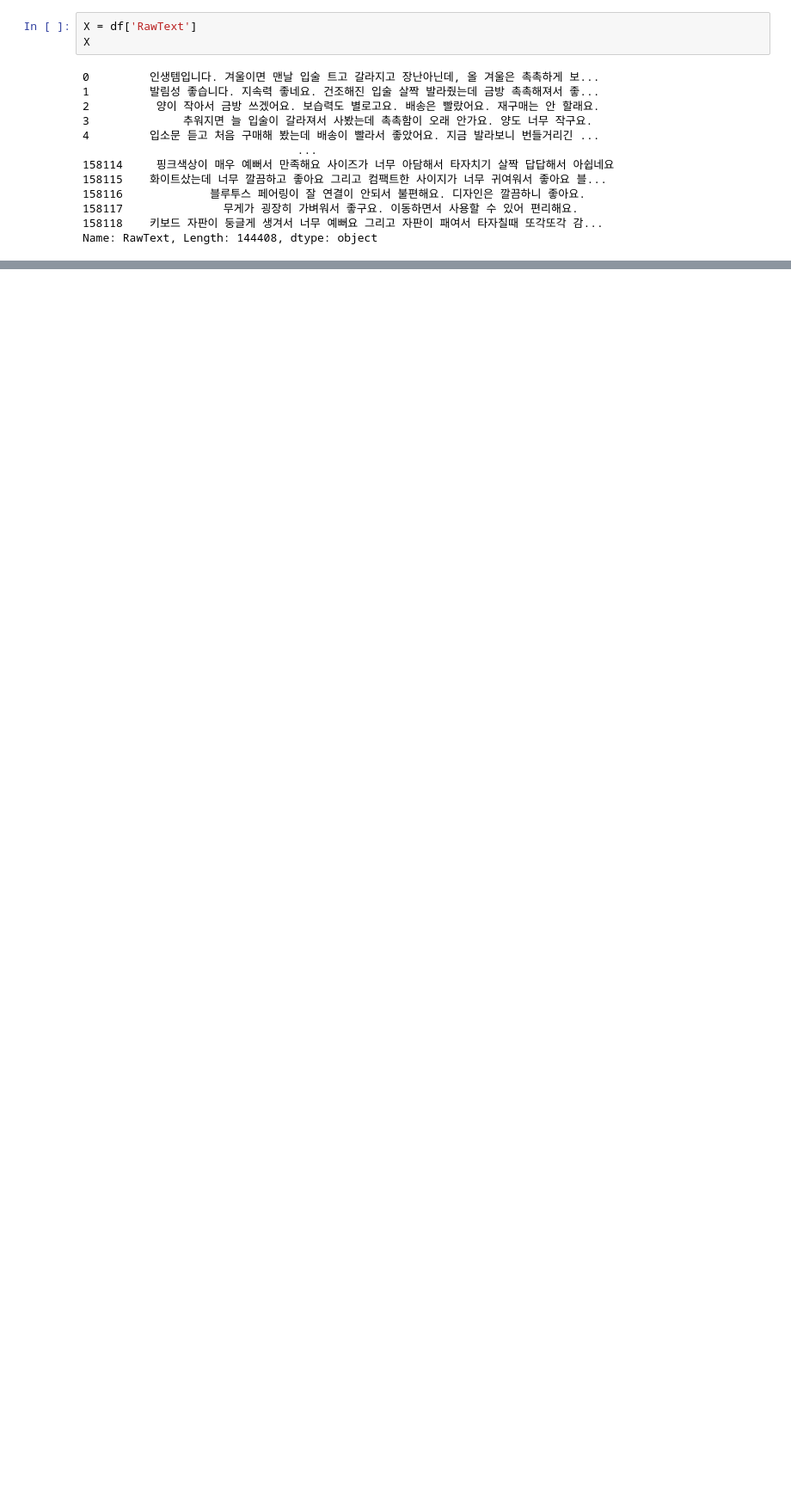
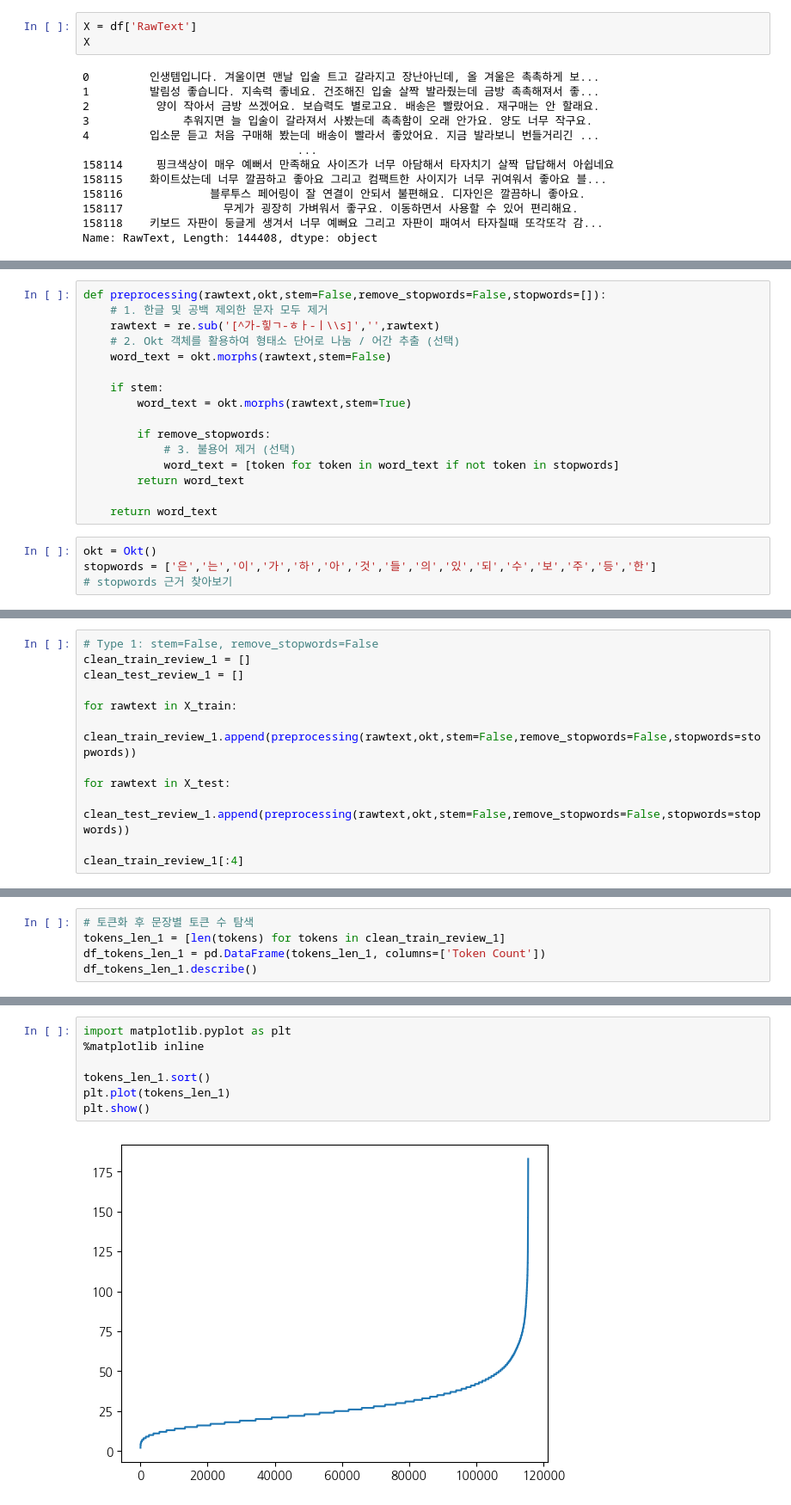
Before and after one commit to happytim92/compass, a Jupyter notebook: notebooks/preprocessing.ipynb, the cells around one changed output, grey strips where cells are left out. Shown: that part at 86% size. Cells and saved outputs as stored; diff of their text form; blank space fills up the shorter version.

Commit message:
add tokenization-integer encoding-padding

```diff
--- a/notebooks/preprocessing.ipynb
+++ b/notebooks/preprocessing.ipynb
@@ -177,0 +265,20 @@ Name: RawText, Length: 144408, dtype: object
+# %%
+def preprocessing(rawtext,okt,stem=False,remove_stopwords=False,stopwords=[]):
+    # 1. 한글 및 공백 제외한 문자 모두 제거
+    rawtext = re.sub('[^가-힣ㄱ-ㅎㅏ-ㅣ\\s]','',rawtext)
+    # 2. Okt 객체를 활용하여 형태소 단어로 나눔 / 어간 추출 (선택)
+    word_text = okt.morphs(rawtext,stem=False)
+
+    if stem:
+        word_text = okt.morphs(rawtext,stem=True)
+
+        if remove_stopwords:
+            # 3. 불용어 제거 (선택)
+            word_text = [token for token in word_text if not token in stopwords]
+        return word_text
+
+    return word_text
+# %%
+okt = Okt()
+stopwords = ['은','는','이','가','하','아','것','들','의','있','되','수','보','주','등','한']
+# stopwords 근거 찾아보기
@@ -177,0 +287,12 @@ Name: RawText, Length: 144408, dtype: object
+# %%
+# Type 1: stem=False, remove_stopwords=False
+clean_train_review_1 = []
+clean_test_review_1 = []
+
+for rawtext in X_train:
+    clean_train_review_1.append(preprocessing(rawtext,okt,stem=False,remove_stopwords=False,stopwords=stopwords))
+
+for rawtext in X_test:
+    clean_test_review_1.append(preprocessing(rawtext,okt,stem=False,remove_stopwords=False,stopwords=stopwords))
+
+clean_train_review_1[:4]
@@ -177,0 +321,5 @@ Name: RawText, Length: 144408, dtype: object
+# %%
+# 토큰화 후 문장별 토큰 수 탐색
+tokens_len_1 = [len(tokens) for tokens in clean_train_review_1]
+df_tokens_len_1 = pd.DataFrame(tokens_len_1, columns=['Token Count'])
+df_tokens_len_1.describe()
@@ -177,0 +336,9 @@ Name: RawText, Length: 144408, dtype: object
+# %%
+import matplotlib.pyplot as plt
+%matplotlib inline
+
+tokens_len_1.sort()
+plt.plot(tokens_len_1)
+plt.show()
+# %% [output]
+[figure, added]
```
Also changed, not shown: parts of 21 cells of this notebook.
